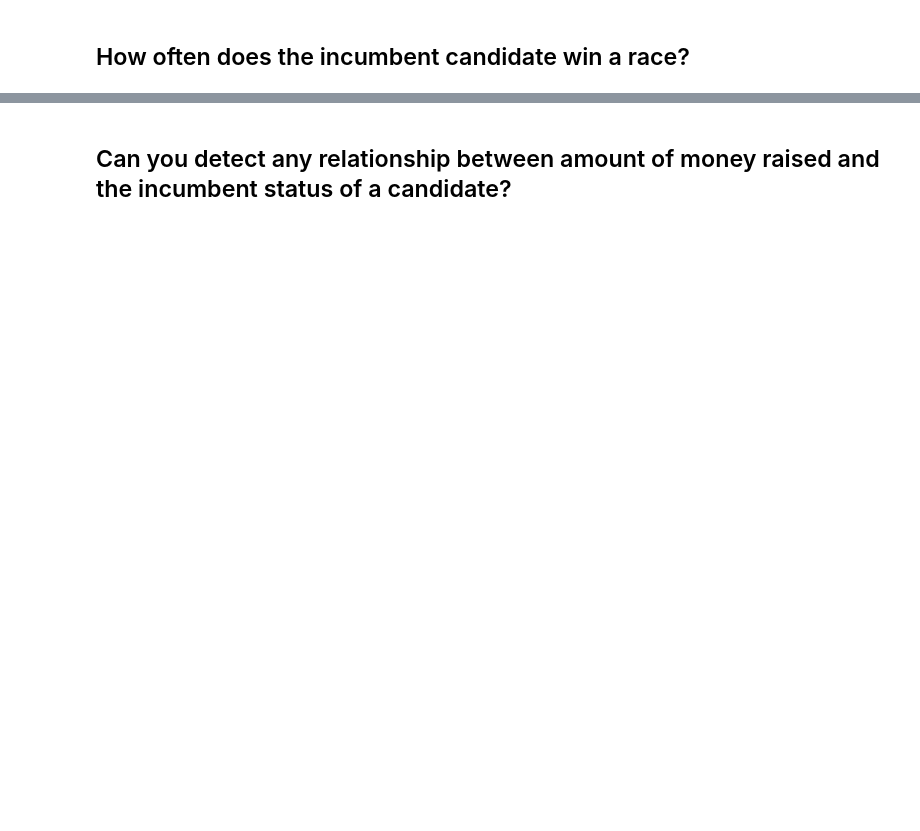
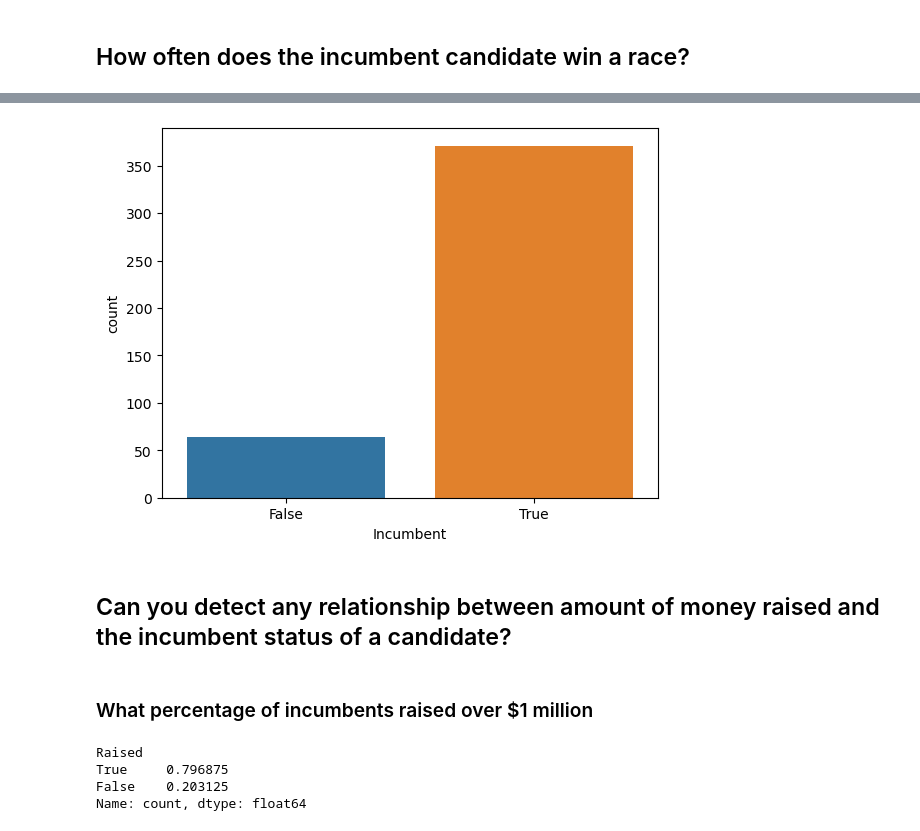
Before and after one commit to nss-data-science-cohort-7/webscraping-open-secrets-boo-tiful-minds, a Jupyter notebook: notebooks/Part2_Updated.ipynb, the cells around one changed output, grey strips where cells are left out. Cells and saved outputs as stored; diff of their text form; code cells hidden in the pictures; blank space fills up the shorter version.

```diff
--- a/notebooks/Part2_Updated.ipynb
+++ b/notebooks/Part2_Updated.ipynb
@@ -46,0 +65,2 @@ winner_df.query("Incumbent == True")['Candidate'].count() / winner_df['Candidate
+# %%
+winner_df['Incumbent'] = winner_df['Incumbent'].astype(object)
@@ -47,2 +102,6 @@ winner_df.query("Incumbent == True")['Candidate'].count() / winner_df['Candidate
+# %%
+sns.countplot(data= winner_df, x = 'Incumbent');
+# %% [output]
+[figure, added]
 # %% [markdown]
 ## Can you detect any relationship between amount of money raised and the incumbent status of a candidate?
@@ -50,0 +111,9 @@ winner_df.query("Incumbent == True")['Candidate'].count() / winner_df['Candidate
+# %% [markdown]
+### What percentage of incumbents raised over $1 million
+# %%
+((incumbent_df['Raised'] > 1000000).value_counts())/ incumbent_df['Raised'].count()
+# %% [output]
+Raised
+True     0.796875
+False    0.203125
+Name: count, dtype: float64
```
Also changed, not shown: parts of 36 cells of this notebook, 5 other files.
